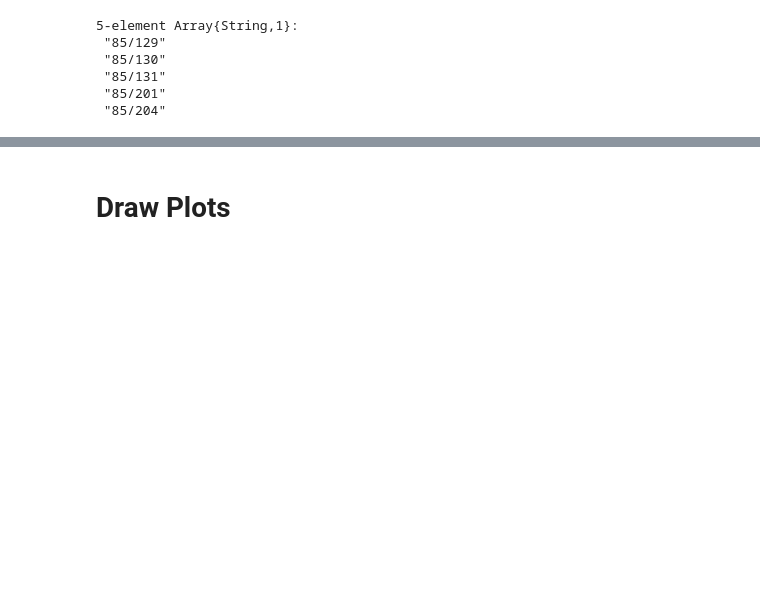
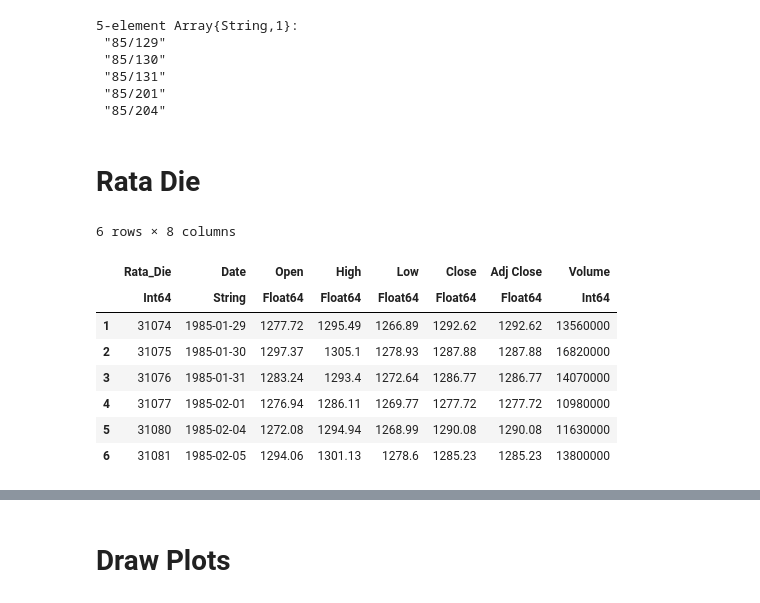
Before and after one commit to UkiDLucas/MarketIndicators.jl, a Jupyter notebook: Dow Jones Industrial Average (^DJI).ipynb, the cells around one changed output, grey strips where cells are left out. Saved outputs shown, nothing was run; the diff lists cells and outputs as text; code cells hidden in the pictures; blank space fills up the shorter version.

Commit message:
cleaned up the DJIA, added Rata Die and saving

```diff
--- a/Dow Jones Industrial Average (^DJI).ipynb
+++ b/Dow Jones Industrial Average (^DJI).ipynb
@@ -90,3 +92,19 @@ dates[1:5]
  "85/131"
  "85/201"
  "85/204"
+# %% [markdown]
+# Rata Die
+# %%
+insert!(df, 1, zeros(Int64, 8989), :Rata_Die)
+update_rata_die!(df, 1, 2)
+first(df, 6)
+# %% [output]
+6 rows × 8 columns
+|  | Rata_Die | Date | Open | High | Low | Close | Adj Close | Volume |
+|  | Int64 | String | Float64 | Float64 | Float64 | Float64 | Float64 | Int64 |
+| 1 | 31074 | 1985-01-29 | 1277.72 | 1295.49 | 1266.89 | 1292.62 | 1292.62 | 13560000 |
+| 2 | 31075 | 1985-01-30 | 1297.37 | 1305.1 | 1278.93 | 1287.88 | 1287.88 | 16820000 |
+| 3 | 31076 | 1985-01-31 | 1283.24 | 1293.4 | 1272.64 | 1286.77 | 1286.77 | 14070000 |
+| 4 | 31077 | 1985-02-01 | 1276.94 | 1286.11 | 1269.77 | 1277.72 | 1277.72 | 10980000 |
+| 5 | 31080 | 1985-02-04 | 1272.08 | 1294.94 | 1268.99 | 1290.08 | 1290.08 | 11630000 |
+| 6 | 31081 | 1985-02-05 | 1294.06 | 1301.13 | 1278.6 | 1285.23 | 1285.23 | 13800000 |
```
Also changed, not shown: parts of 8 cells of this notebook.
